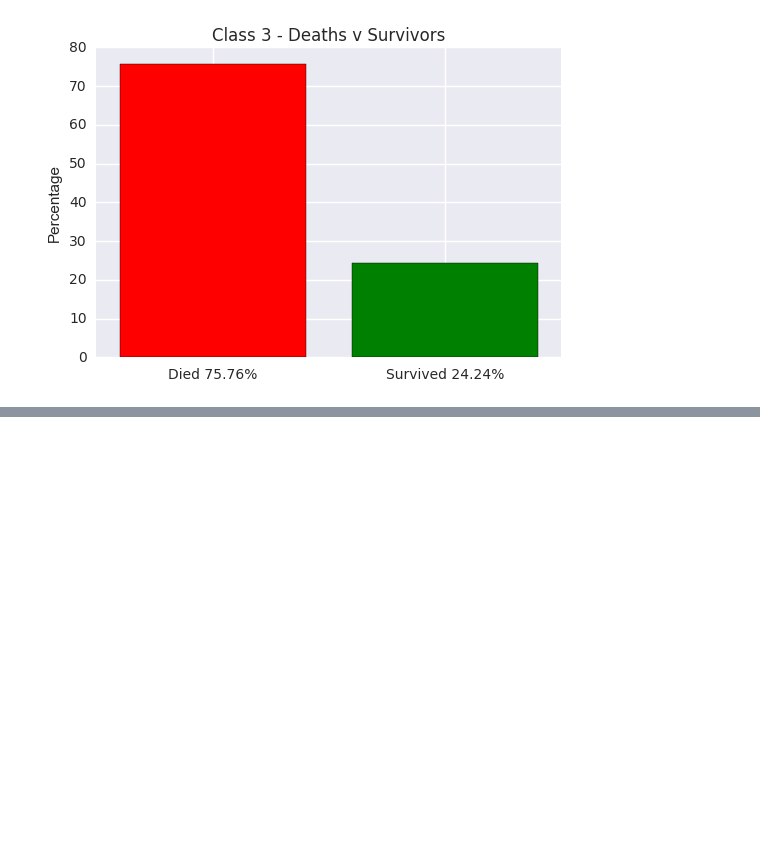
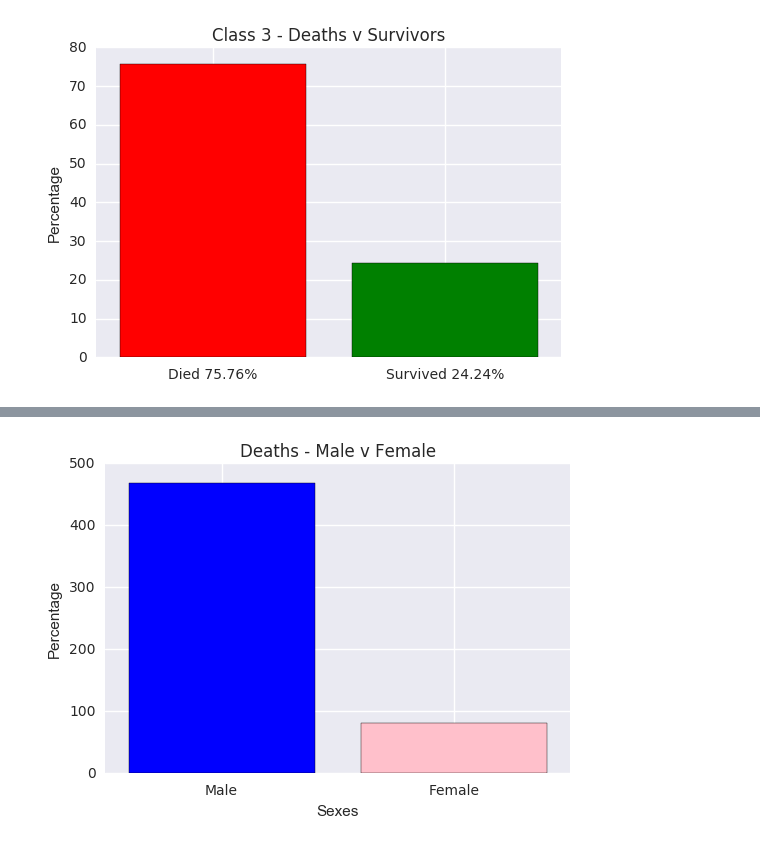
Before and after one commit to Boykai/Project-2-Titanic-Dataset, a Jupyter notebook: Project 2 Investigate a Dataset.ipynb, the cells around one changed output, grey strips where cells are left out. Saved outputs shown, nothing was run; the diff lists cells and outputs as text; code cells hidden in the pictures; blank space fills up the shorter version.

```diff
--- a/Project 2 Investigate a Dataset.ipynb
+++ b/Project 2 Investigate a Dataset.ipynb
@@ -317,0 +352,9 @@ showBarDiedSurvived(class3_percentages, set_title = 'Class 3 - Deaths v Survivor
+# %%
+#Get survived data for each sex
+male_died = df_died[df_died['Sex'] == 'male']
+female_died = df_died[df_died['Sex'] == 'female']
+
+#Display bar graph of Male and Female for Survived
+showBarSex([male_died['Sex'], female_died['Sex']], set_xlab = 'Sexes', set_title = 'Deaths - Male v Female')
+# %% [output]
+[figure, added]
```
Also changed, not shown: parts of 6 cells of this notebook.
